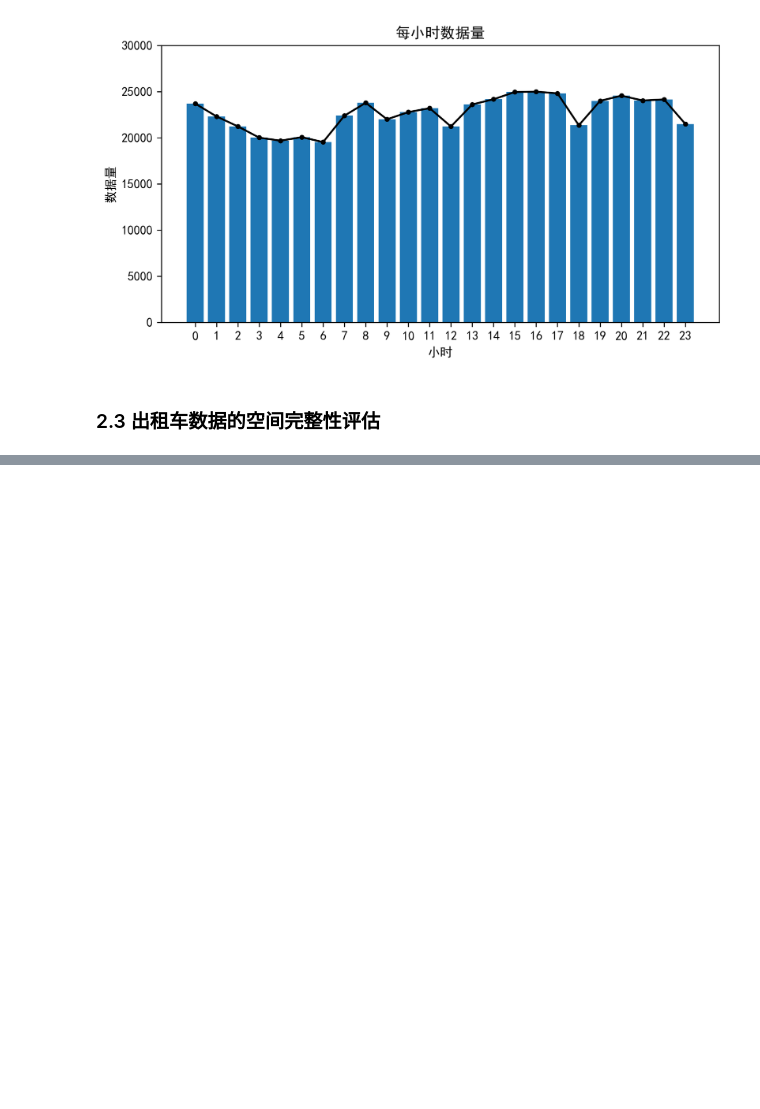
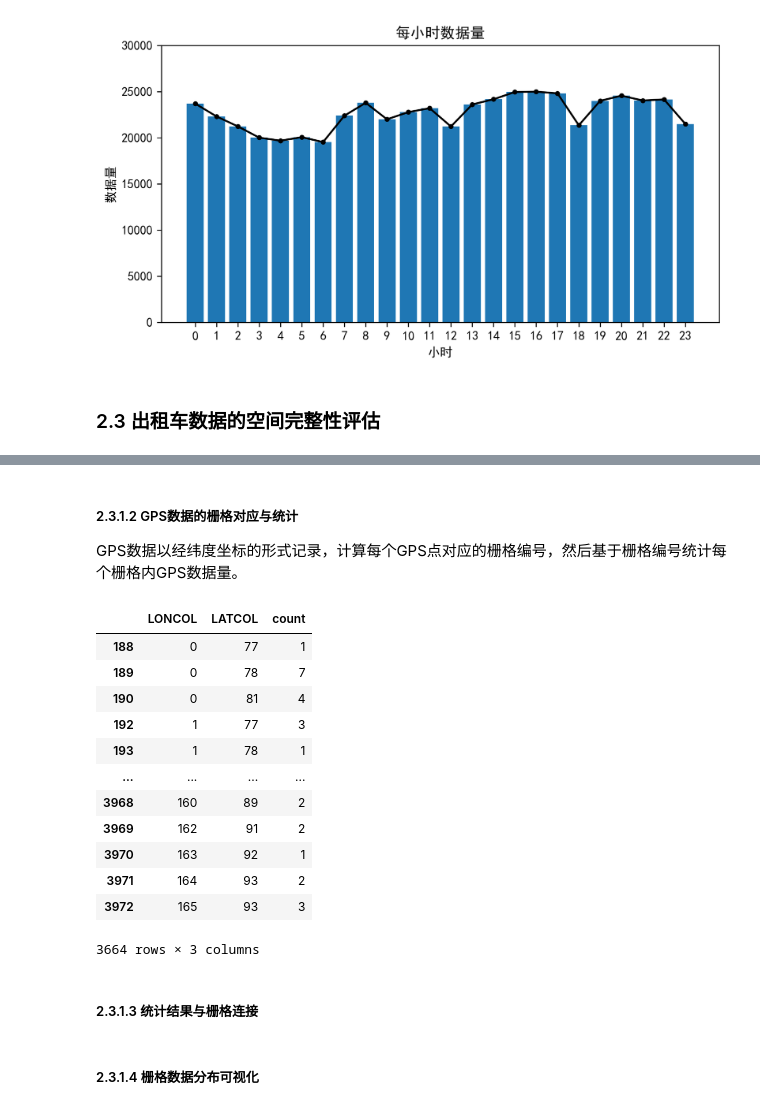
Before and after one commit to raingrain/evaluation-and-analysis-of-gps-data-for-taxi-in-shenzhen, a Jupyter notebook: src/main.ipynb, the cells around one changed output, grey strips where cells are left out. Cells and saved outputs as stored; diff of their text form; code cells hidden in the pictures; blank space fills up the shorter version.

```diff
--- a/src/main.ipynb
+++ b/src/main.ipynb
@@ -212,0 +308,36 @@ plt.show()
+# %% [markdown]
+##### 2.3.1.2 GPS数据的栅格对应与统计
+
+GPS数据以经纬度坐标的形式记录，计算每个GPS点对应的栅格编号，然后基于栅格编号统计每个栅格内GPS数据量。
+# %%
+# 读取数据
+data = pd.read_csv('./assets/data/TaxiData-Sample.csv', header=None)
+data.columns = ['VehicleNum', 'Stime', 'Lng', 'Lat', 'OpenStatus', 'Speed']
+# 数据对应的栅格经纬度编号
+data['LONCOL'] = ((data['Lng'] - (lonStart - deltaLon / 2)) / deltaLon).astype('int')
+data['LATCOL'] = ((data['Lat'] - (latStart - deltaLat / 2)) / deltaLat).astype('int')
+# 集计栅格数据量
+data_distribution = data.groupby(['LONCOL', 'LATCOL'])['VehicleNum'].count().rename('count').reset_index()
+# 剔除不在研究范围内的OD记录
+data_distribution = data_distribution[(data_distribution['LONCOL'] >= 0) & (data_distribution['LATCOL'] >= 0) &
+                                      (data_distribution['LONCOL'] <= lonsnum) & (
+                                                  data_distribution['LATCOL'] <= latsnum)]
+data_distribution
+# %% [output]
+|  | LONCOL | LATCOL | count |
+| 188 | 0 | 77 | 1 |
+| 189 | 0 | 78 | 7 |
+| 190 | 0 | 81 | 4 |
+| 192 | 1 | 77 | 3 |
+| 193 | 1 | 78 | 1 |
+| ... | ... | ... | ... |
+| 3968 | 160 | 89 | 2 |
+| 3969 | 162 | 91 | 2 |
+| 3970 | 163 | 92 | 1 |
+| 3971 | 164 | 93 | 2 |
+| 3972 | 165 | 93 | 3 |
+3664 rows × 3 columns
+# %% [markdown]
+##### 2.3.1.3 统计结果与栅格连接
+# %% [markdown]
+##### 2.3.1.4 栅格数据分布可视化
```
Also changed, not shown: parts of 9 cells of this notebook, 5 other files.
